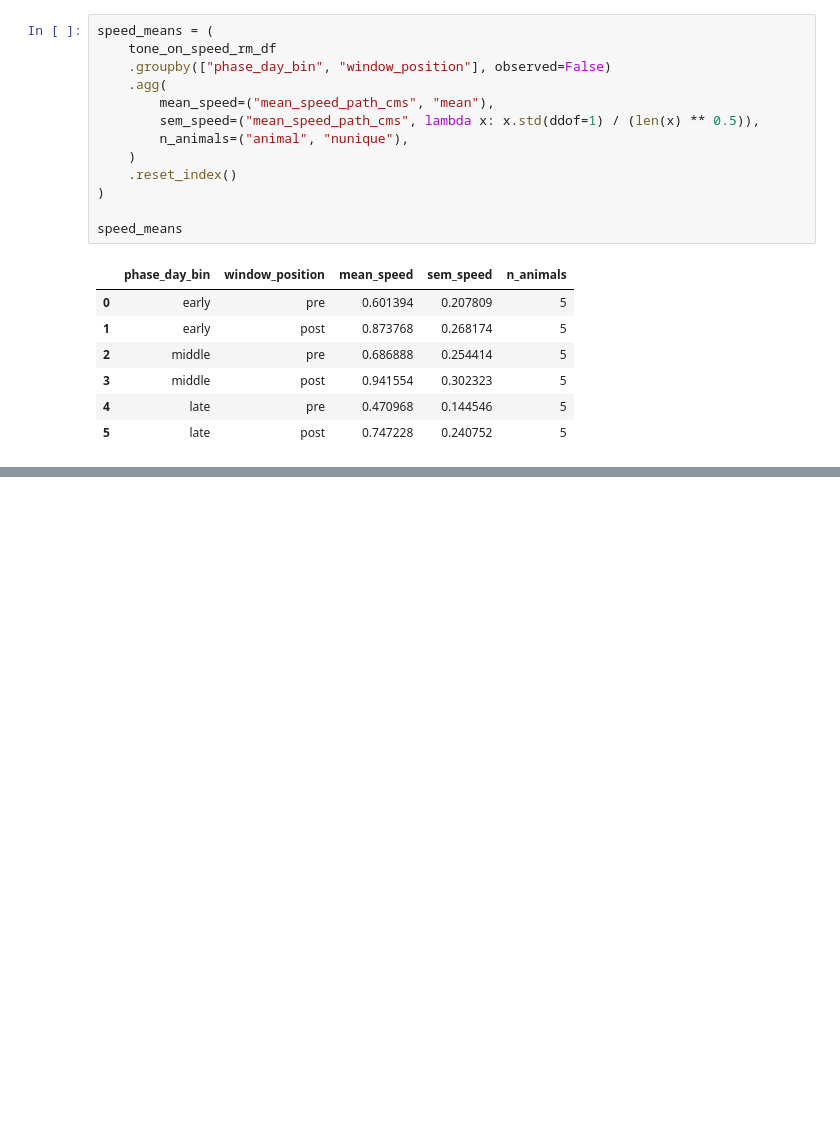
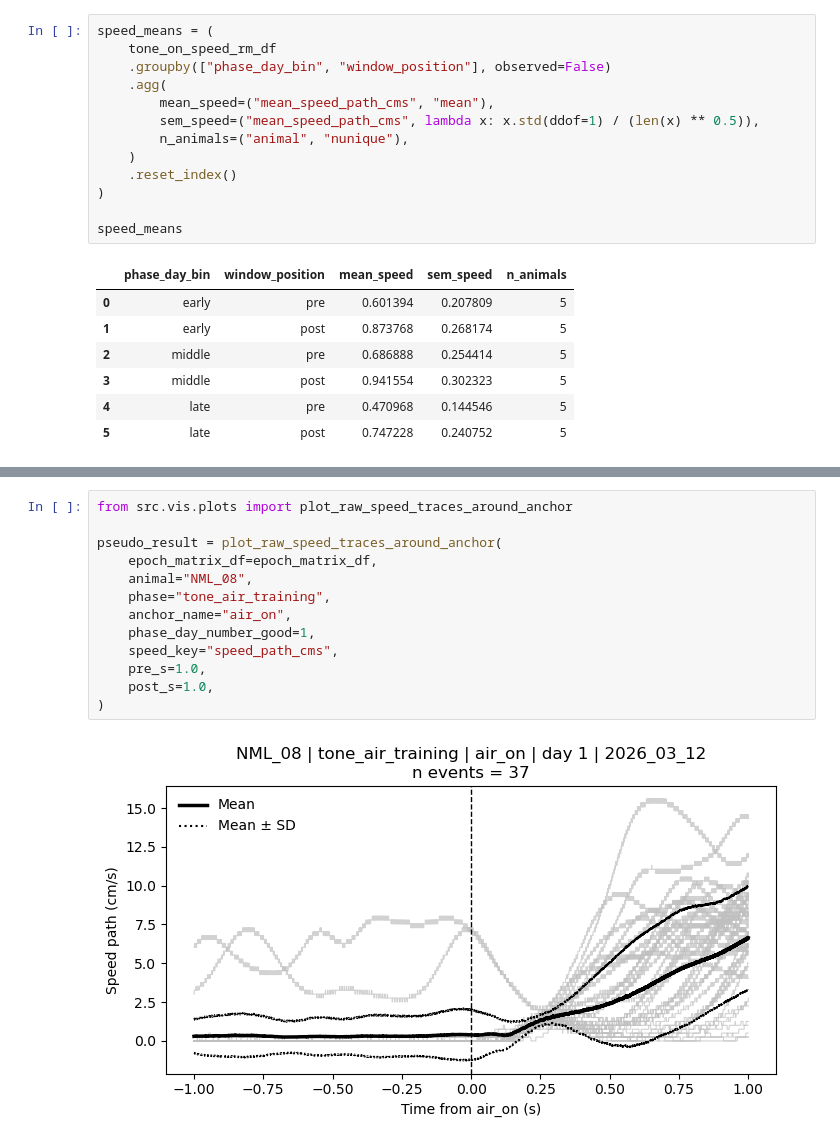
Before and after one commit to neuromomentumlab/Classical_Conditioning_Air_Wheel, a Jupyter notebook: Python/notebooks/epoch_analysis_viz.ipynb, the cells around one changed output, grey strips where cells are left out. Drawn from its saved outputs; the diff is of its cells as text; blank space fills up the shorter version.

Commit message:
Update Epoch Analysis

```diff
--- a/Python/notebooks/epoch_analysis_viz.ipynb
+++ b/Python/notebooks/epoch_analysis_viz.ipynb
@@ -498,0 +907,15 @@ speed_means
+# %%
+from src.vis.plots import plot_raw_speed_traces_around_anchor
+
+pseudo_result = plot_raw_speed_traces_around_anchor(
+    epoch_matrix_df=epoch_matrix_df,
+    animal="NML_08",
+    phase="tone_air_training",
+    anchor_name="air_on",
+    phase_day_number_good=1,
+    speed_key="speed_path_cms",
+    pre_s=1.0,
+    post_s=1.0,
+)
+# %% [output]
+[figure, added]
```
Also changed, not shown: parts of 22 cells of this notebook, 4 other files.
